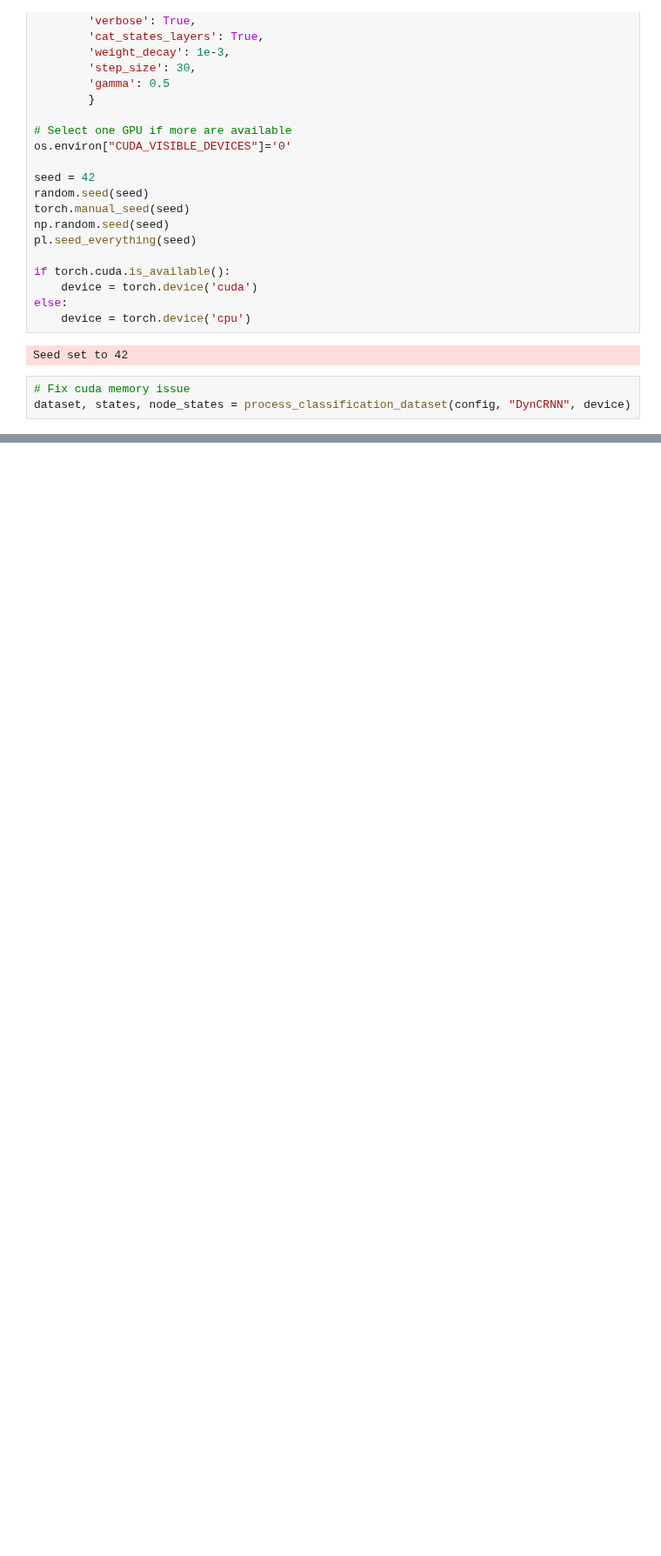
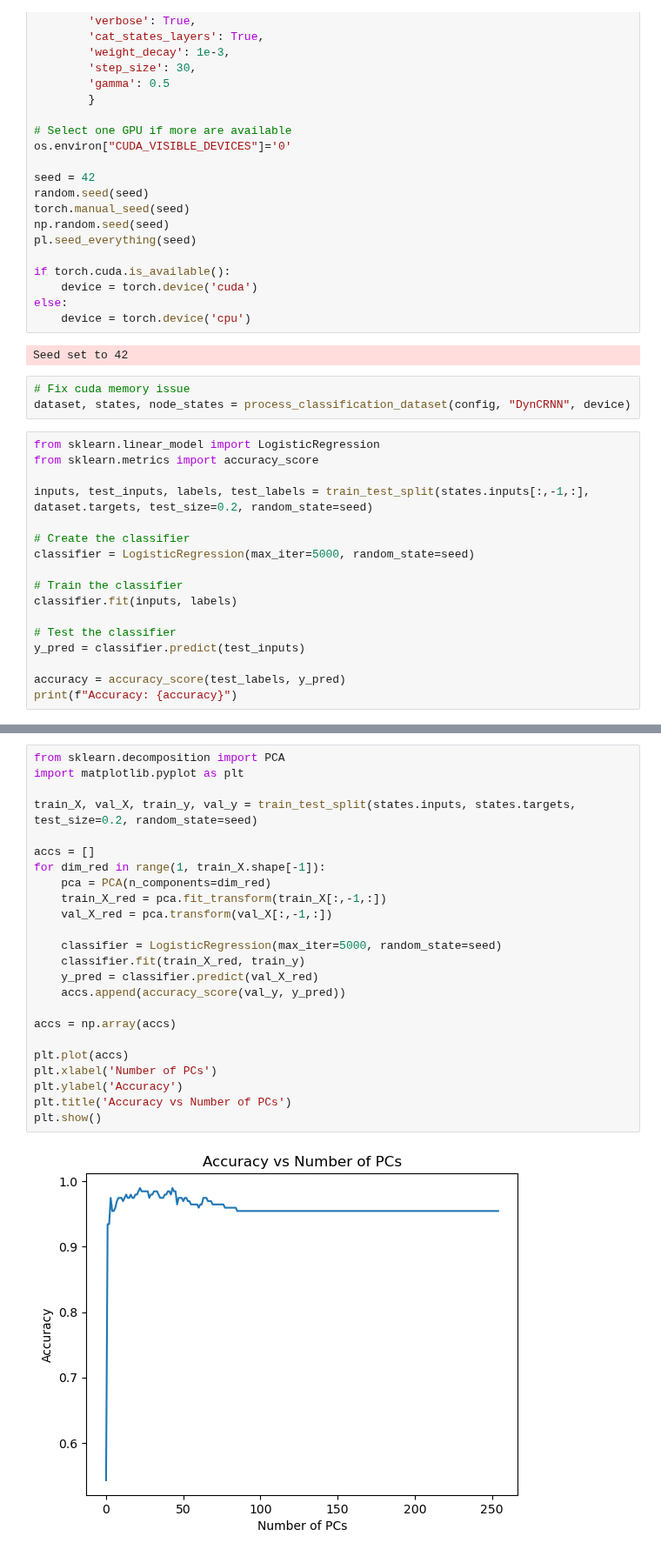
Before and after one commit to NGMLGroup/Koopman-TGNN-Interpretability, a Jupyter notebook: DynCRNN_DMD.ipynb, the cells around one changed output, grey strips where cells are left out. Shown at 87% size. Cells and saved outputs as stored; diff of their text form; blank space fills up the shorter version.

```diff
--- a/DynCRNN_DMD.ipynb
+++ b/DynCRNN_DMD.ipynb
@@ -42,3 +42,20 @@ Seed set to 42
 # %%
 # Fix cuda memory issue
 dataset, states, node_states = process_classification_dataset(config, "DynCRNN", device)
+# %%
+from sklearn.linear_model import LogisticRegression
+from sklearn.metrics import accuracy_score
+
+inputs, test_inputs, labels, test_labels = train_test_split(states.inputs[:,-1,:], dataset.targets, test_size=0.2, random_state=seed)
+
+# Create the classifier
+classifier = LogisticRegression(max_iter=5000, random_state=seed)
+
+# Train the classifier
+classifier.fit(inputs, labels)
+
+# Test the classifier
+y_pred = classifier.predict(test_inputs)
+
+accuracy = accuracy_score(test_labels, y_pred)
+print(f"Accuracy: {accuracy}")
@@ -44,0 +66,26 @@ dataset, states, node_states = process_classification_dataset(config, "DynCRNN",
+# %%
+from sklearn.decomposition import PCA
+import matplotlib.pyplot as plt
+
+train_X, val_X, train_y, val_y = train_test_split(states.inputs, states.targets, test_size=0.2, random_state=seed)
+
+accs = []
+for dim_red in range(1, train_X.shape[-1]):
+    pca = PCA(n_components=dim_red)
+    train_X_red = pca.fit_transform(train_X[:,-1,:])
+    val_X_red = pca.transform(val_X[:,-1,:])
+
+    classifier = LogisticRegression(max_iter=5000, random_state=seed)
+    classifier.fit(train_X_red, train_y)
+    y_pred = classifier.predict(val_X_red)
+    accs.append(accuracy_score(val_y, y_pred))
+
+accs = np.array(accs)
+
+plt.plot(accs)
+plt.xlabel('Number of PCs')
+plt.ylabel('Accuracy')
+plt.title('Accuracy vs Number of PCs')
+plt.show()
+# %% [output]
+[figure, added]
```
Also changed, not shown: parts of 6 cells of this notebook.
